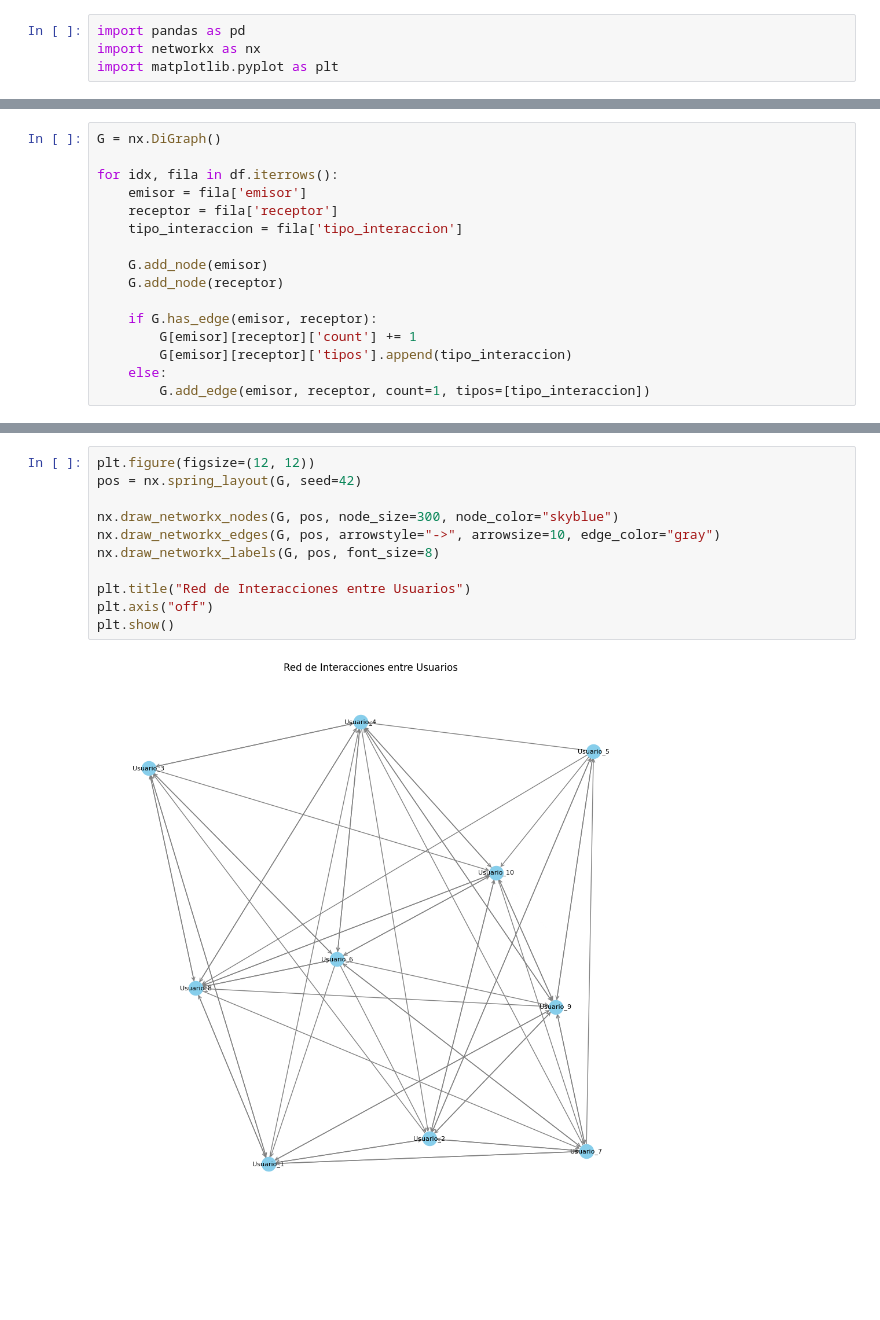
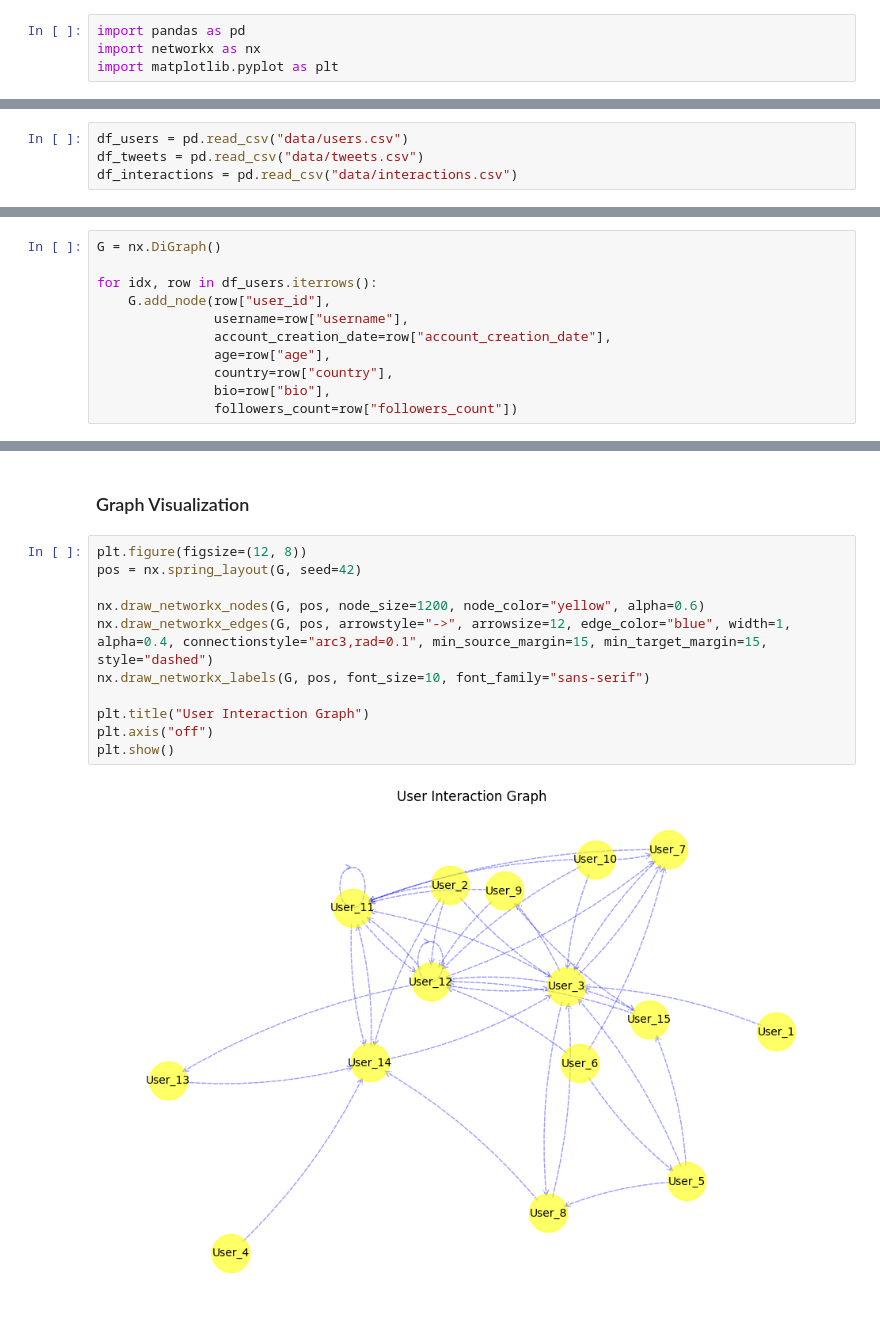
Before and after one commit to haroldeustaquio/SocialNet-Graphs, a Jupyter notebook: temp.ipynb, the cells around one changed output, grey strips where cells are left out. Saved outputs shown, nothing was run; the diff lists cells and outputs as text; blank space fills up the shorter version.

```diff
--- a/temp.ipynb
+++ b/temp.ipynb
@@ -15,16 +6,0 @@ df.head()
-# %%
-G = nx.DiGraph()
-
-for idx, fila in df.iterrows():
-    emisor = fila['emisor']
-    receptor = fila['receptor']
-    tipo_interaccion = fila['tipo_interaccion']
-
-    G.add_node(emisor)
-    G.add_node(receptor)
-
-    if G.has_edge(emisor, receptor):
-        G[emisor][receptor]['count'] += 1
-        G[emisor][receptor]['tipos'].append(tipo_interaccion)
-    else:
-        G.add_edge(emisor, receptor, count=1, tipos=[tipo_interaccion])
@@ -49,0 +9,4 @@ print("Usuarios con mayor interacción recibida:", in_degrees[:5])
+# %%
+df_users = pd.read_csv("data/users.csv")
+df_tweets = pd.read_csv("data/tweets.csv")
+df_interactions = pd.read_csv("data/interactions.csv")
@@ -49,0 +17,11 @@ print("Usuarios con mayor interacción recibida:", in_degrees[:5])
+# %%
+G = nx.DiGraph()
+
+for idx, row in df_users.iterrows():
+    G.add_node(row["user_id"],
+               username=row["username"],
+               account_creation_date=row["account_creation_date"],
+               age=row["age"],
+               country=row["country"],
+               bio=row["bio"],
+               followers_count=row["followers_count"])
@@ -50,13 +115,15 @@ print("Usuarios con mayor interacción recibida:", in_degrees[:5])
+# %% [markdown]
+### Graph Visualization
 # %%
-plt.figure(figsize=(12, 12))
+plt.figure(figsize=(12, 8))
 pos = nx.spring_layout(G, seed=42)
 
-nx.draw_networkx_nodes(G, pos, node_size=300, node_color="skyblue")
-nx.draw_networkx_edges(G, pos, arrowstyle="->", arrowsize=10, edge_color="gray")
-nx.draw_networkx_labels(G, pos, font_size=8)
+nx.draw_networkx_nodes(G, pos, node_size=1200, node_color="yellow", alpha=0.6)
+nx.draw_networkx_edges(G, pos, arrowstyle="->", arrowsize=12, edge_color="blue", width=1, alpha=0.4, connectionstyle="arc3,rad=0.1", min_source_margin=15, min_target_margin=15, style="dashed")
+nx.draw_networkx_labels(G, pos, font_size=10, font_family="sans-serif")
 
-plt.title("Red de Interacciones entre Usuarios")
+plt.title("User Interaction Graph")
 plt.axis("off")
 plt.show()
 # %% [output]
-[figure, old version]
+[figure, new version]
```
Also changed, not shown: parts of 25 cells of this notebook, 6 other files.
